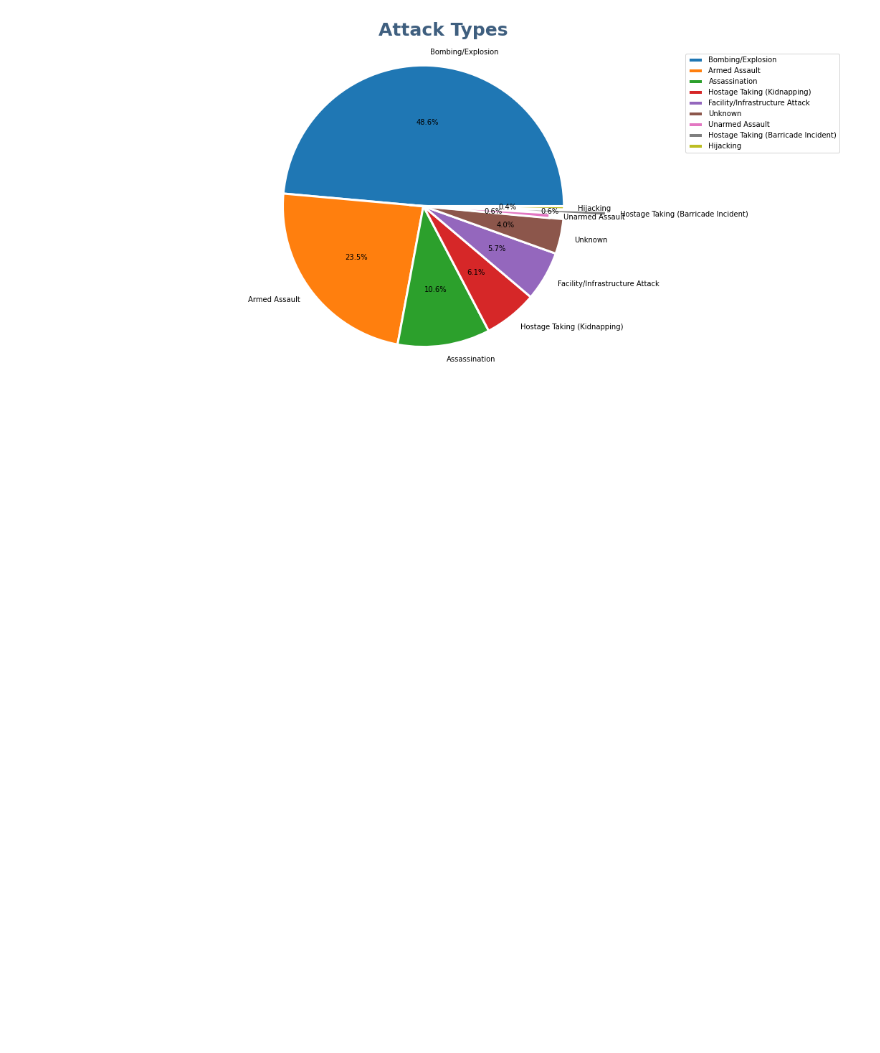
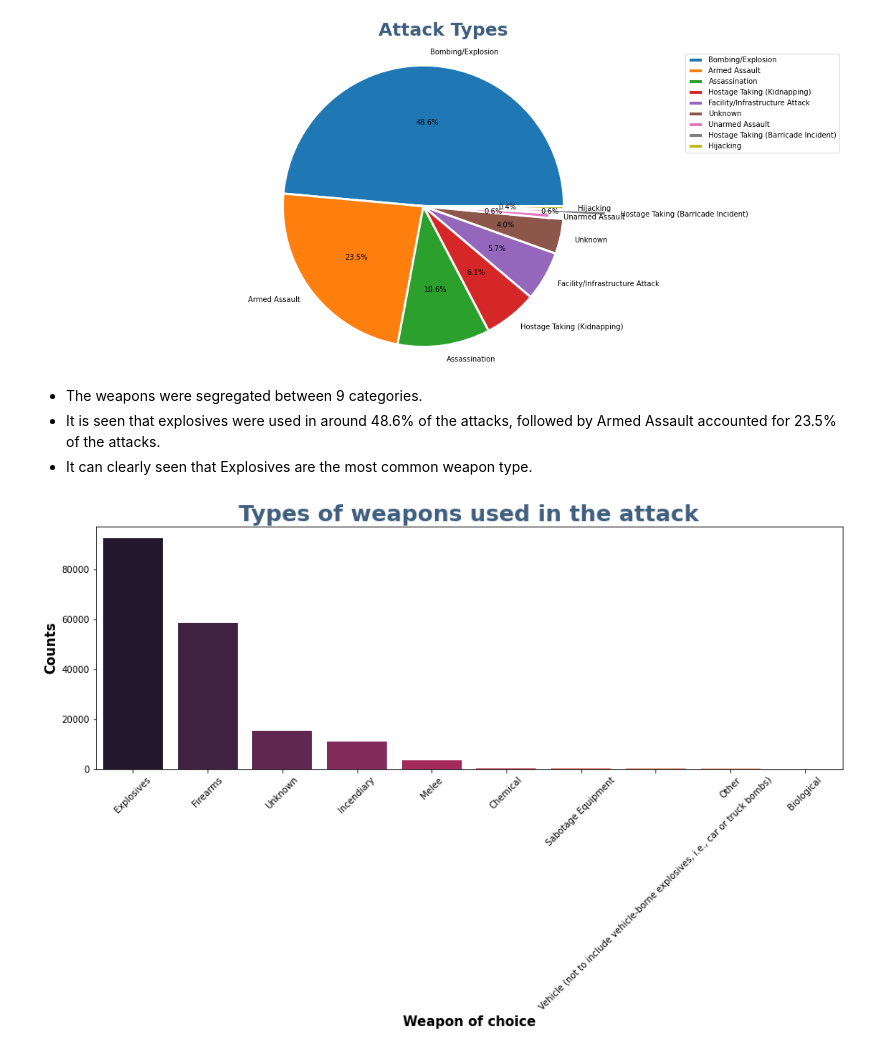
Before and after one commit to Kedarpatil24/Global-Terrorism-Analysis, a Jupyter notebook: Global_Terrorism_Analysis_Capstone_Project.ipynb, the cells around one changed output. Saved outputs shown, nothing was run; the diff lists cells and outputs as text; code cells hidden in the pictures; blank space fills up the shorter version.

```diff
--- a/Global_Terrorism_Analysis_Capstone_Project.ipynb
+++ b/Global_Terrorism_Analysis_Capstone_Project.ipynb
@@ -353,3 +353,24 @@ plt.title('Attack Types',fontsize=25,weight='bold',pad=20,color=sns.cubehelix_pa
 plt.show()
 # %% [output]
 [figure]
+# %% [markdown]
+
+
+*   The weapons were segregated between 9 categories.
+*   It is seen that explosives were used in around 48.6% of the attacks, followed by Armed Assault accounted for 23.5% of the attacks.
+*   It can clearly seen that Explosives are the most common weapon type.
+# %%
+# Types of weapon used
+plt.figure(figsize=(15, 5))
+sns.barplot(
+    df["Weapon_type"].value_counts()[:10].index,
+    df["Weapon_type"].value_counts()[:10].values,
+    palette=("rocket"),
+)
+plt.title("Types of weapons used in the attack",color=sns.cubehelix_palette(8, start=.5, rot=-.75)[-3],weight='bold',fontsize=25)
+plt.xlabel("Weapon of choice",weight='bold',fontsize=15)
+plt.ylabel("Counts",weight='bold',fontsize=15)
+plt.xticks(rotation=45)
+plt.show()
+# %% [output]
+[figure, added]
```
Also changed, not shown: parts of 8 cells of this notebook.
